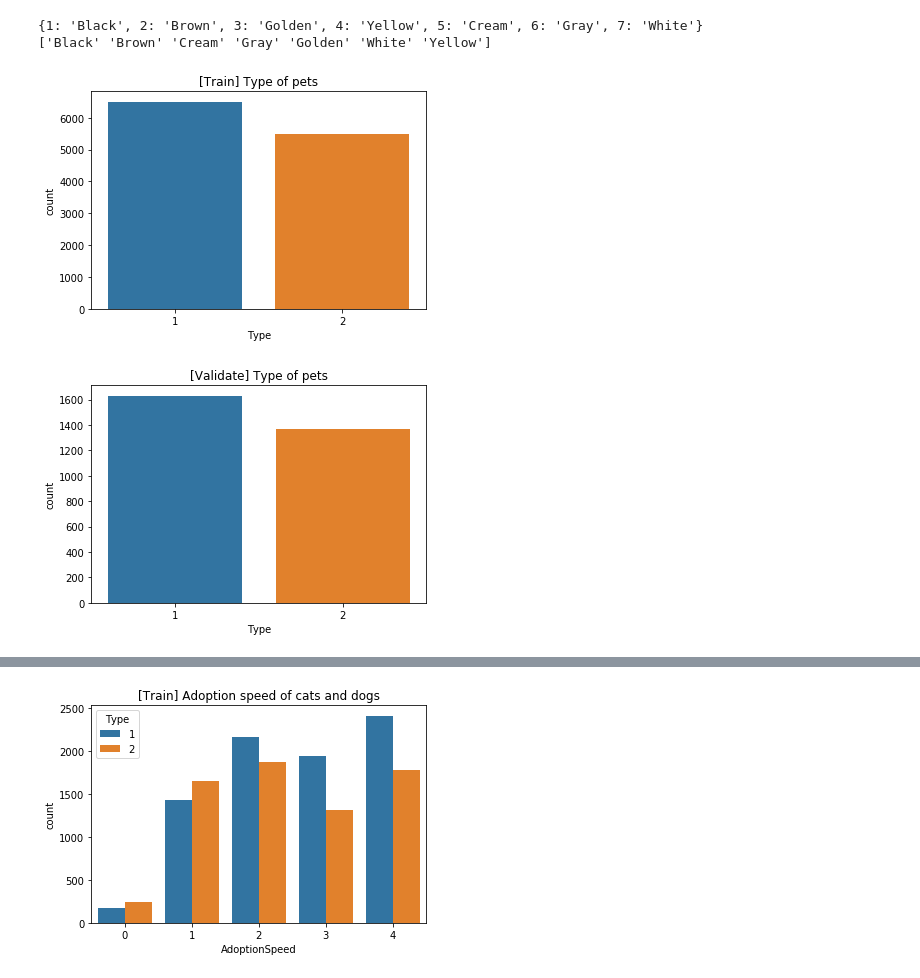
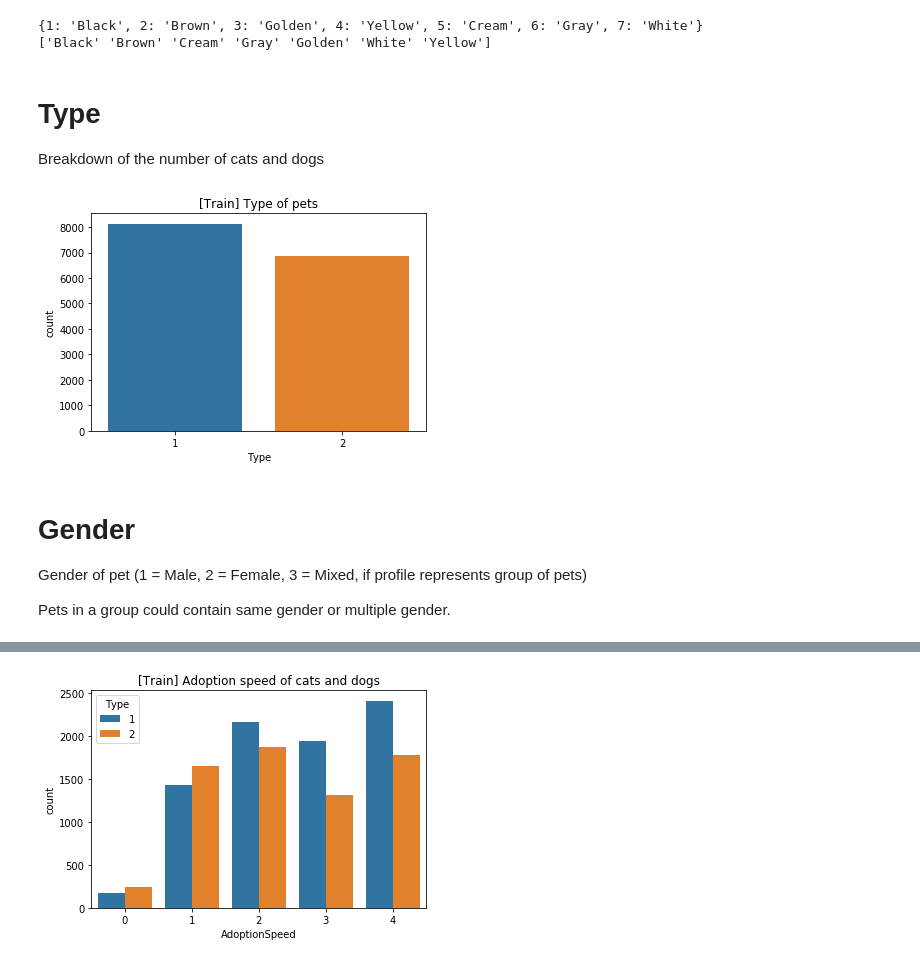
Before and after one commit to edwinwongy/kaggle_pet_finder, a Jupyter notebook: pets/pets-predict.ipynb, the cells around one changed output, grey strips where cells are left out. Saved outputs shown, nothing was run; the diff lists cells and outputs as text; code cells hidden in the pictures.

```diff
--- a/pets/pets-predict.ipynb
+++ b/pets/pets-predict.ipynb
@@ -16,8 +20,3 @@ Note: Incase of a profile that represents a group of pets, AdoptionSpeed is the
 # Read data
 train_df = pd.read_csv('../input/train/train.csv')
 x_test = pd.read_csv('../input/test/test.csv')
-
-# Create a feature representing individual or group of pets
-train_df['pet_profile'] = train_df['Individual' for ]
-# Split training data into trianing and validation dataset
-x_train, x_validate, y_train, y_validate = train_test_split(train_df, train_df['AdoptionSpeed'], test_size=0.2)
@@ -24 +27,4 @@ x_train, x_validate, y_train, y_validate = train_test_split(train_df, train_df['
+# %%
+# Create a feature representing individual or group of pets
+train_df['pet_profile'] = train_df['Quantity'].apply(lambda x: 'Individual' if x == 1 else 'Group')
 # %%
@@ -79,13 +86,19 @@ def visualise_histogram_plot(df, x_axis_column, title=None, kde=False):
         plt.title(title)
     sns.distplot(df[x_axis_column], kde=kde)
     plt.show()
+# %% [markdown]
+# Type
+Breakdown of the number of cats and dogs
 # %%
 # Number of cats and dogs
-visualise_count_plot(x_train, 'Type', '[Train] Type of pets')
-visualise_count_plot(x_validate, 'Type', '[Validate] Type of pets')
+visualise_count_plot(train_df, 'Type', '[Train] Type of pets')
 # %% [output]
-[figure, old version]
+[figure, new version]
-[figure, removed]
+# %% [markdown]
+# Gender
+Gender of pet (1 = Male, 2 = Female, 3 = Mixed, if profile represents group of pets)
+
+Pets in a group could contain same gender or multiple gender.
 # %%
 # Display Gender
 visualise_count_plot(x_train, 'Gender', '[Train] Gender of Pets')
```
Also changed, not shown: parts of 11 cells of this notebook.
